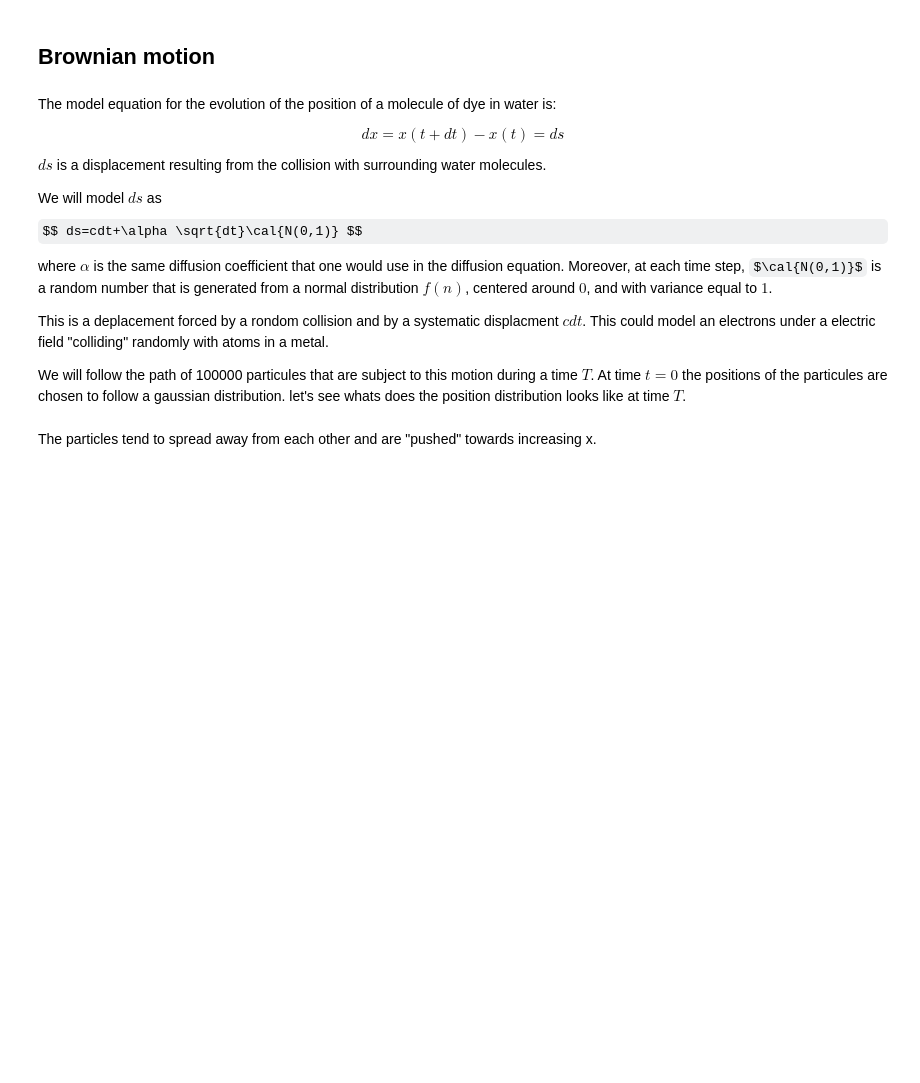
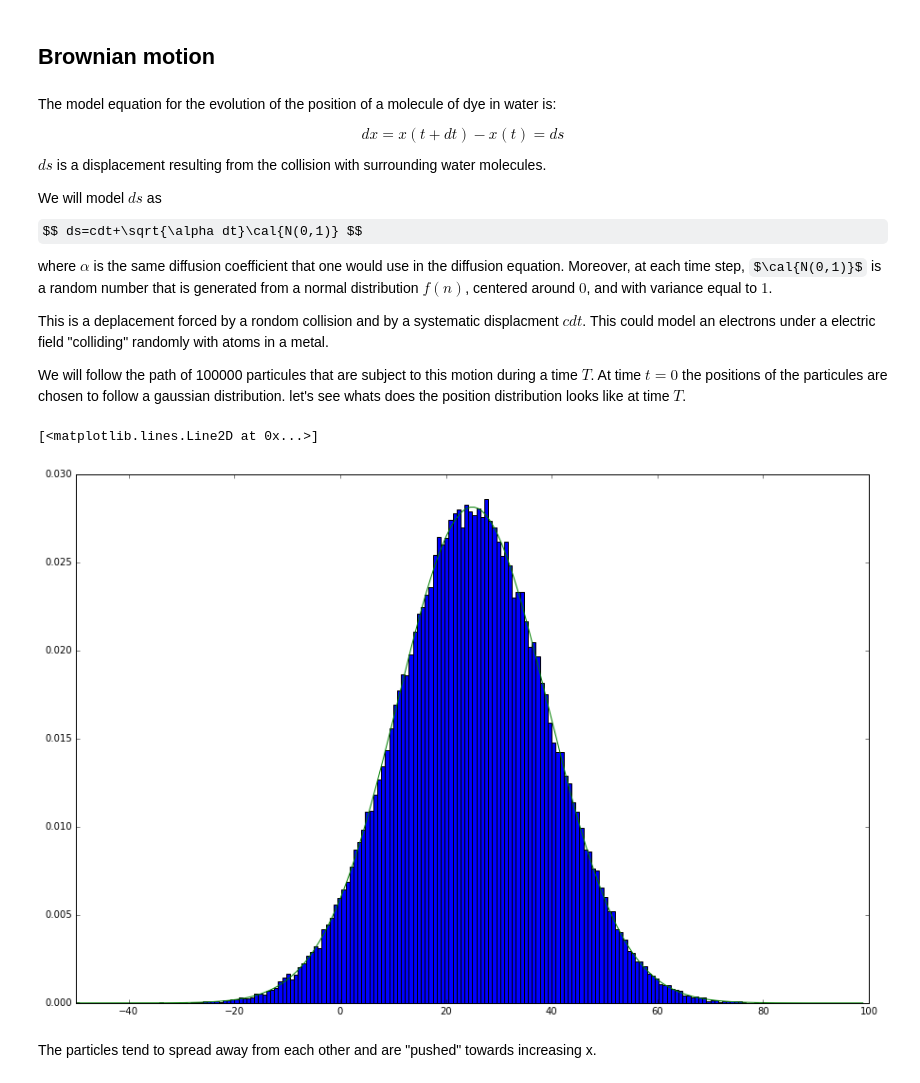
Before and after one commit to irenous/numerical-mooc, a Jupyter notebook: working/monte_carlo/Monte_Carlo.ipynb, the cells around one changed output. Cells and saved outputs as stored; diff of their text form; code cells hidden in the pictures; some formulas as TeX source; blank space fills up the shorter version.

```diff
--- a/working/monte_carlo/Monte_Carlo.ipynb
+++ b/working/monte_carlo/Monte_Carlo.ipynb
@@ -150,7 +162,7 @@ $$
 $ds$ is a displacement resulting from the collision with surrounding water molecules.
 
 We will model $ds$ as
-$$ ds=cdt+\alpha \sqrt{dt}\cal{N(0,1)} $$
+$$ ds=cdt+\sqrt{\alpha dt}\cal{N(0,1)} $$
 
 where $\alpha$ is the same diffusion coefficient that one would use in the diffusion equation. Moreover, at each time step, $\cal{N(0,1)}$ is a random number that is generated from a normal  distribution $f(n)$, centered around $0$, and with variance equal to $1$.
 
@@ -160,33 +172,36 @@ We will follow the path of 100000 particules that are subject to this motion dur
 # %%
 npart = 100000
 
 T = 50.0
 nt = 500
 dt = T/nt
 
 alpha = 2.0
 c = 0.5
 
 # Generate a set of initial positions based on the Gaussian distribution
 x = numpy.random.normal(loc=0,scale=1,size=npart)
 
 # Evolution
 for i in range(nt):
     xi = x.copy()
-    x = xi + c*dt + alpha*numpy.sqrt(dt)*numpy.random.normal(0, 1, npart)
+    x = xi + c*dt + numpy.sqrt(2*alpha*dt)*numpy.random.normal(0, 1, npart)
 
 # Plot
 pyplot.figure(figsize=(15, 10))
 pyplot.xlim(-50, 100)
 
 binwidth = 0.75
 bins = numpy.arange(-50, 100, binwidth)
 pyplot.hist(x, bins, normed=True);
 
 #Expected
 bin_centers = bins[:-1] + binwidth/2
-pyplot.plot(bin_centers, numpy.exp(-(bin_centers - c*T)**2/(2.0*alpha**2*T)) \
-                            / numpy.sqrt(2*numpy.pi*alpha**2*T))
+pyplot.plot(bin_centers, numpy.exp(-(bin_centers - c*T)**2/(4.0*alpha*T+1)) \
+                            / numpy.sqrt(2*numpy.pi*(2*alpha*T+1)))
+# %% [output]
+[<matplotlib.lines.Line2D at 0x...>]
+[figure, added]
 # %% [markdown]
 The particles tend to spread away from each other and are "pushed" towards increasing x.
 # %% [markdown]
```
Also changed, not shown: parts of 21 cells of this notebook, 1 other file.
